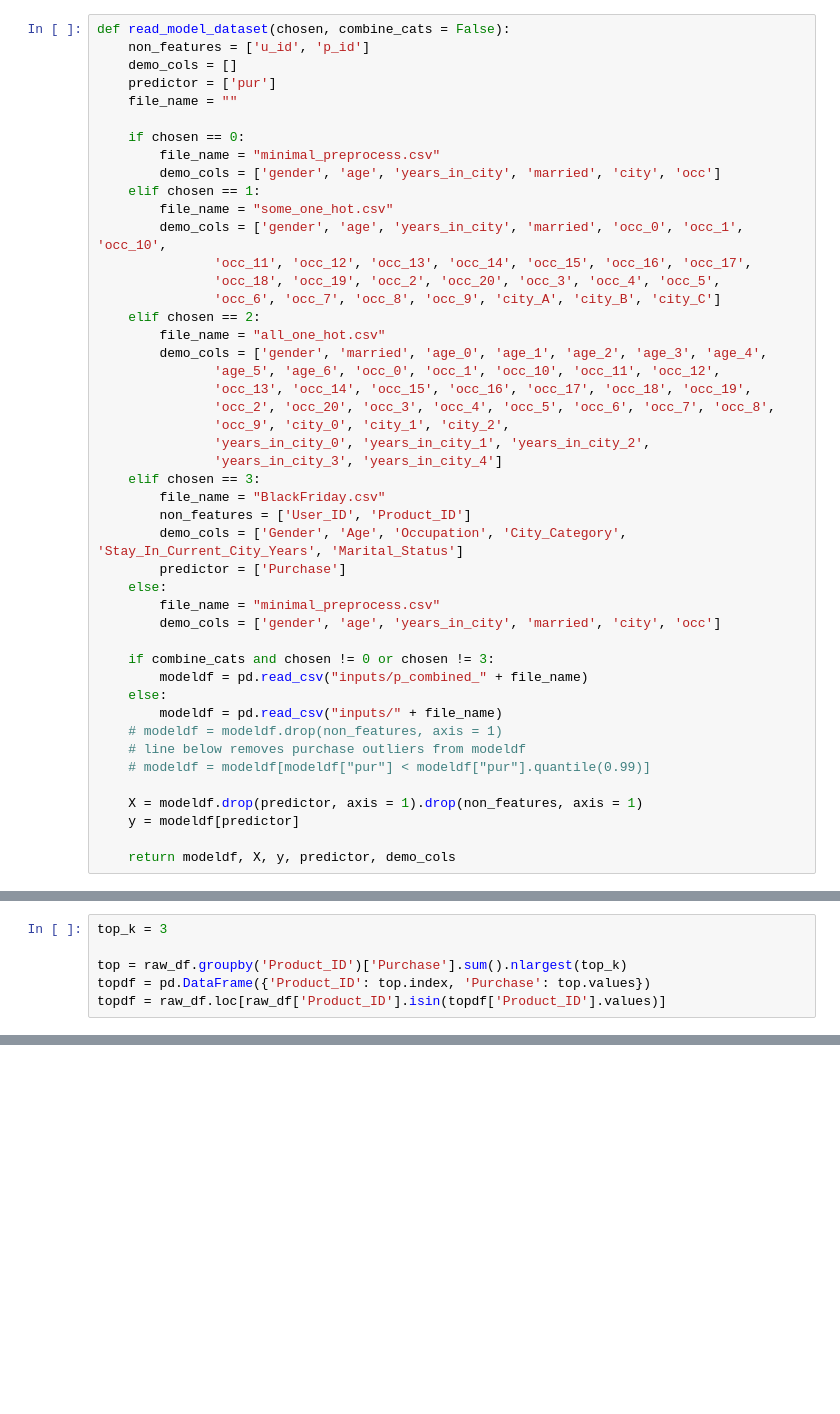
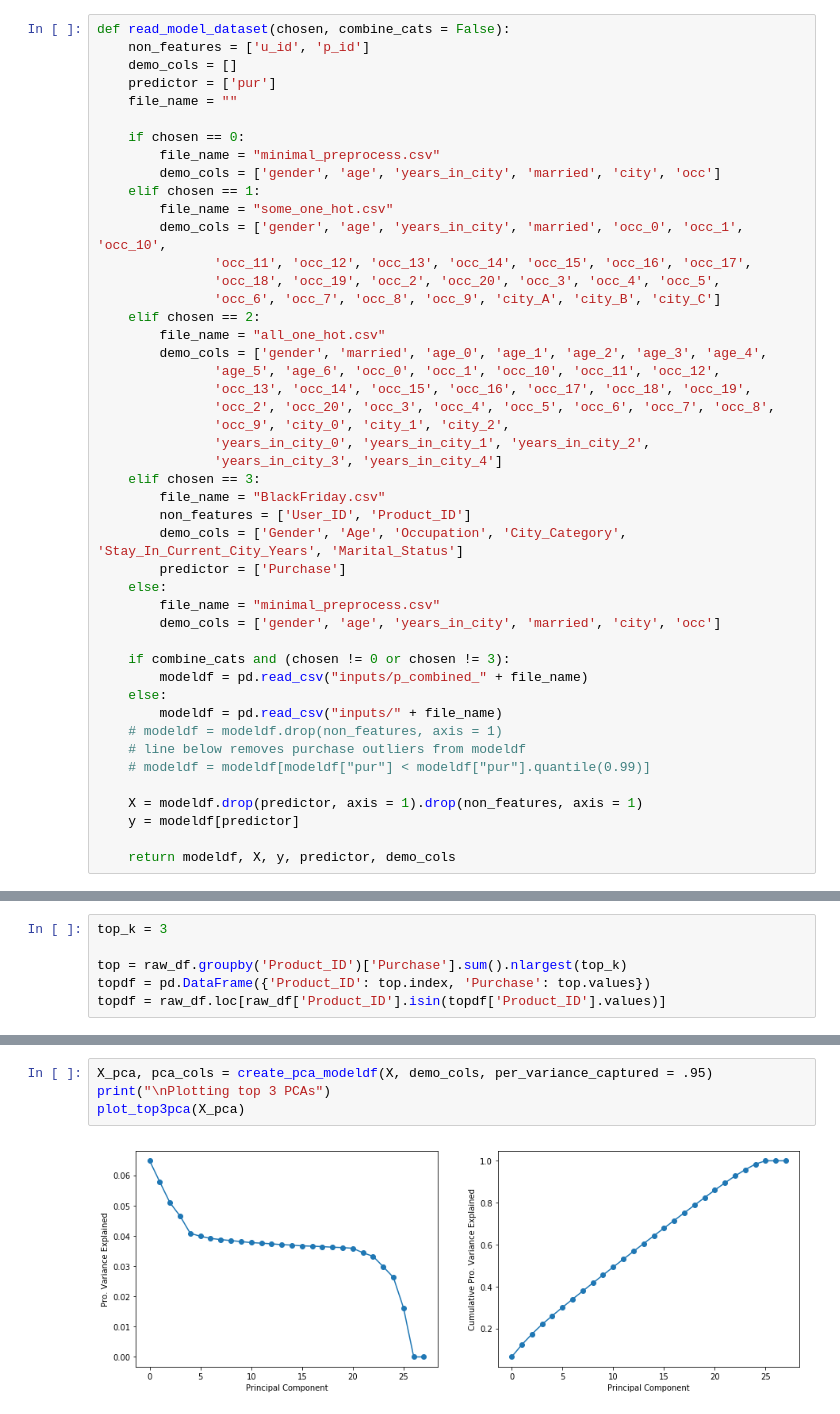
Before and after one commit to cpuguy96/f18-datascience-final, a Jupyter notebook: black_friday_analysis.ipynb, the cells around one changed output, grey strips where cells are left out. Saved outputs shown, nothing was run; the diff lists cells and outputs as text; blank space fills up the shorter version.

```diff
--- a/black_friday_analysis.ipynb
+++ b/black_friday_analysis.ipynb
@@ -49,7 +48,7 @@ def read_model_dataset(chosen, combine_cats = False):
         file_name = "minimal_preprocess.csv"
         demo_cols = ['gender', 'age', 'years_in_city', 'married', 'city', 'occ']
 
-    if combine_cats and chosen != 0 or chosen != 3:
+    if combine_cats and (chosen != 0 or chosen != 3):
         modeldf = pd.read_csv("inputs/p_combined_" + file_name)
     else:
         modeldf = pd.read_csv("inputs/" + file_name)
@@ -353,0 +476,6 @@ Product ID P00110742
+# %%
+X_pca, pca_cols = create_pca_modeldf(X, demo_cols, per_variance_captured = .95)
+print("\nPlotting top 3 PCAs")
+plot_top3pca(X_pca)
+# %% [output]
+[figure, added]
```
Also changed, not shown: parts of 26 cells of this notebook, 7 other files.
